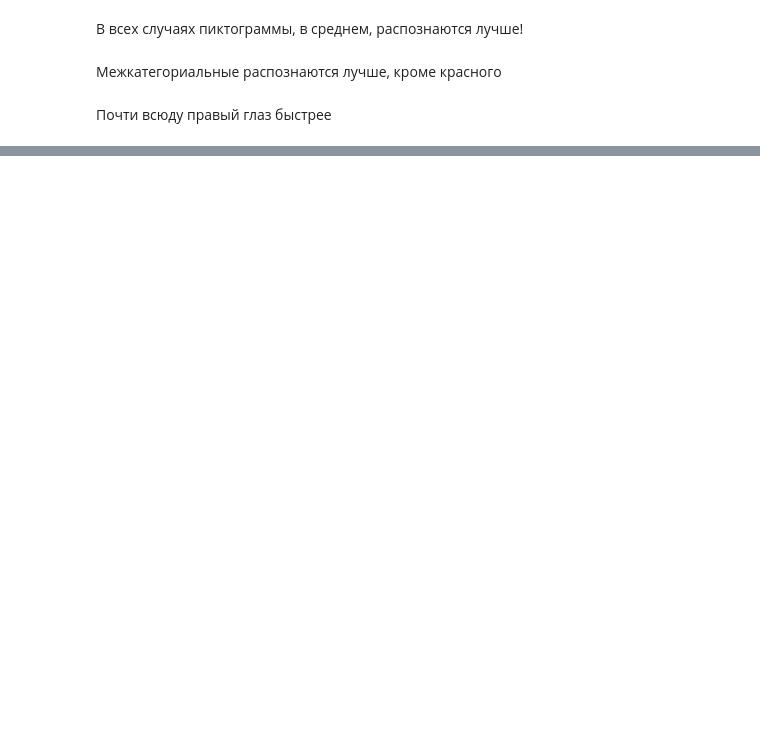
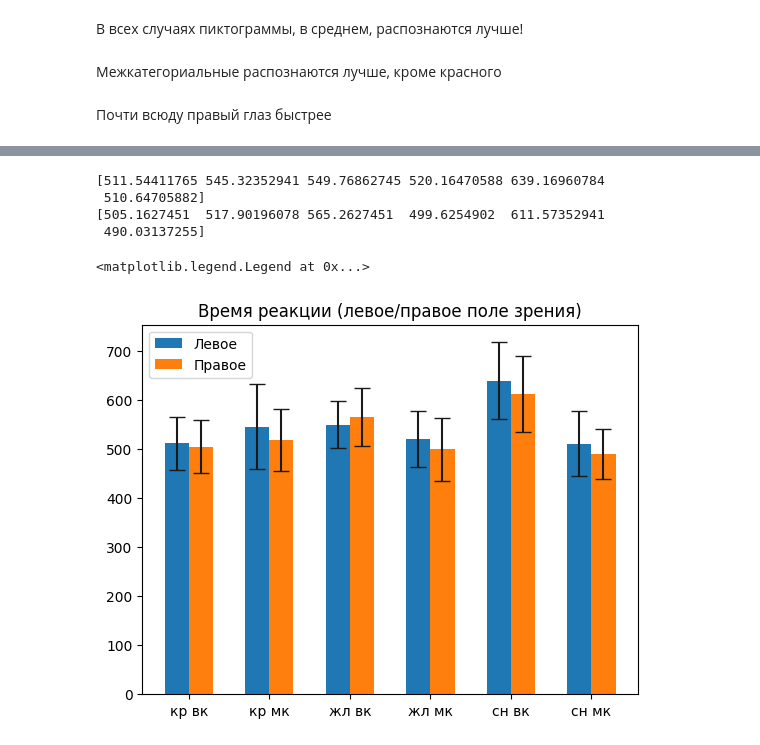
Before and after one commit to artmihant/psycat, a Jupyter notebook: analisys.ipynb, the cells around one changed output, grey strips where cells are left out. Saved outputs shown, nothing was run; the diff lists cells and outputs as text; code cells hidden in the pictures; blank space fills up the shorter version.

```diff
--- a/analisys.ipynb
+++ b/analisys.ipynb
@@ -244,0 +557,35 @@ full_table[['reaction', 'A_r_square_in', 'L_r_square_in',
+# %%
+""" право-лево, цвет, кв-фиг, вкат-межкат"""
+
+cols_names = [
+    'кр вк','кр мк',
+    'жл вк','жл мк',
+    'сн вк', 'сн мк']
+
+color = 2
+values_mean_l = np.mean(res[2,:,1,:], axis=(-1)).flatten()
+values_std_l = np.std(  res[2,:,1,:], axis=(-1)).flatten()
+
+values_mean_r = np.mean(res[1,:,1,:], axis=(-1)).flatten()
+values_std_r = np.std(  res[1,:,1,:], axis=(-1)).flatten()
+
+print(values_mean_l )
+print(values_mean_r)
+
+width = 0.3
+x = np.arange(len(cols_names))
+
+fig, ax = plt.subplots()
+rects1 = ax.bar(x - width/2, values_mean_l, width, yerr=values_std_l,  error_kw={'ecolor':'0.1','capsize':6}, label='Левое')
+rects2 = ax.bar(x + width/2, values_mean_r, width, yerr=values_std_r, error_kw={'ecolor':'0.1','capsize':6}, label='Правое')
+ax.set_title('Время реакции (левое/правое поле зрения)')
+ax.set_xticks(x)
+ax.set_xticklabels(cols_names)
+ax.legend()
+# %% [output]
+[511.54411765 545.32352941 549.76862745 520.16470588 639.16960784
+ 510.64705882]
+[505.1627451  517.90196078 565.2627451  499.6254902  611.57352941
+ 490.03137255]
+<matplotlib.legend.Legend at 0x...>
+[figure, added]
```
Also changed, not shown: parts of 26 cells of this notebook, 5 other files.
